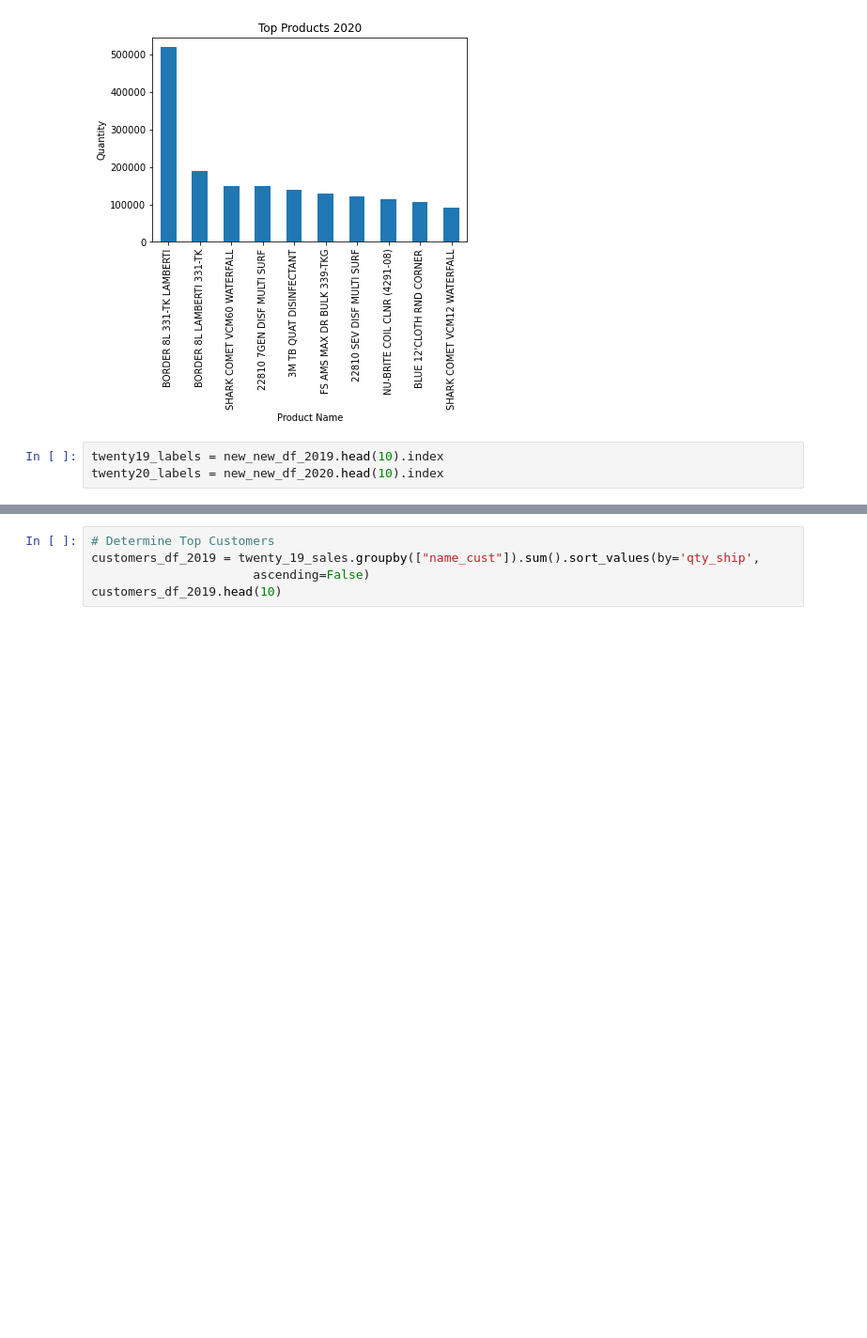
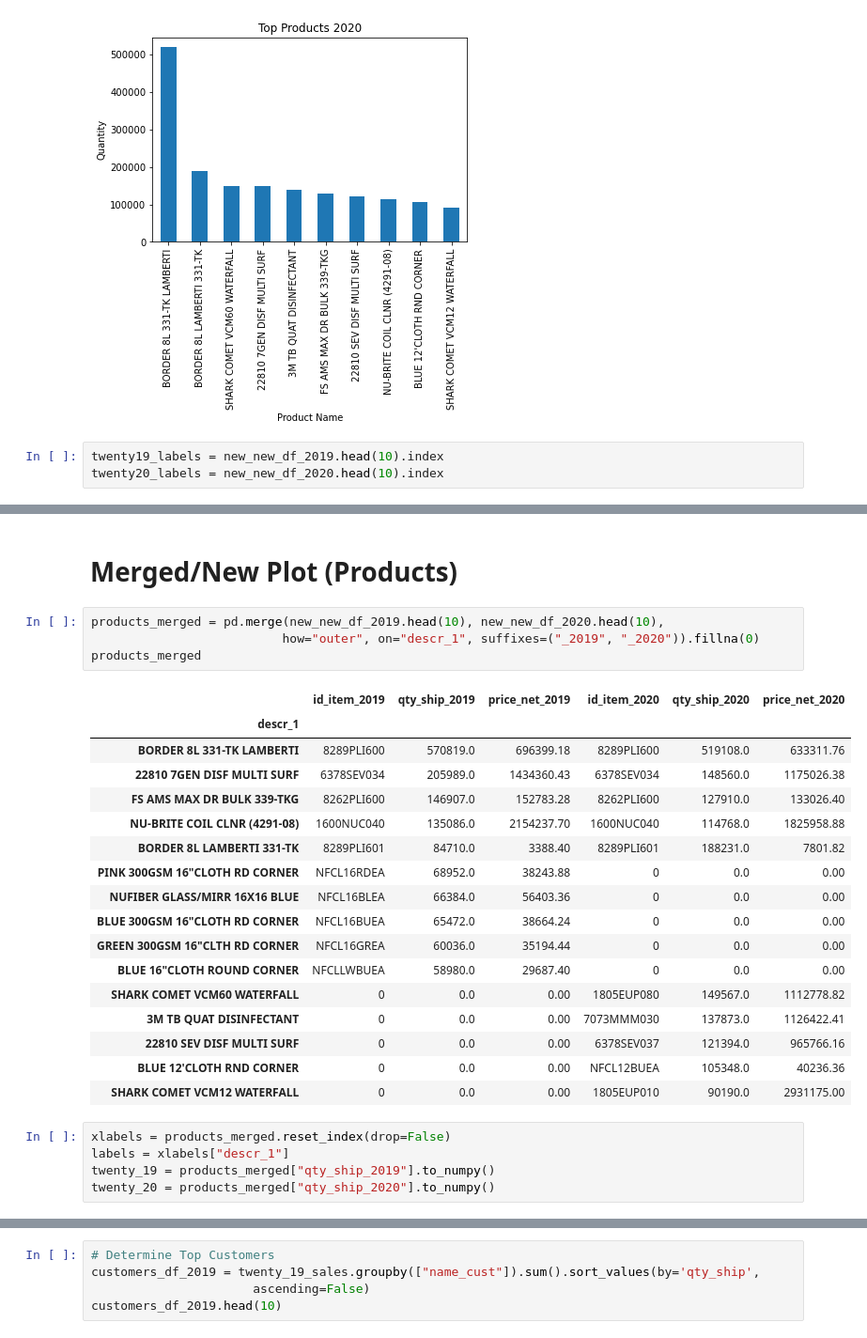
Before and after one commit to aadeba5/Project1, a Jupyter notebook: Nuance_Kayla.ipynb, the cells around one changed output, grey strips where cells are left out. Shown: that part at 94% size. Drawn from its saved outputs; the diff is of its cells as text; blank space fills up the shorter version.

```diff
--- a/Nuance_Kayla.ipynb
+++ b/Nuance_Kayla.ipynb
@@ -135,3 +136,32 @@ plt.legend(['2019', '2020'], loc='upper right')
 plt.show()
 # %% [output]
 [figure]
+# %% [markdown]
+# Merged/New Plot (Products)
+# %%
+products_merged = pd.merge(new_new_df_2019.head(10), new_new_df_2020.head(10),
+                          how="outer", on="descr_1", suffixes=("_2019", "_2020")).fillna(0)
+products_merged
+# %% [output]
+|  | id_item_2019 | qty_ship_2019 | price_net_2019 | id_item_2020 | qty_ship_2020 | price_net_2020 |
+| descr_1 |  |  |  |  |  |  |
+| BORDER 8L 331-TK LAMBERTI | 8289PLI600 | 570819.0 | 696399.18 | 8289PLI600 | 519108.0 | 633311.76 |
+| 22810 7GEN DISF MULTI SURF | 6378SEV034 | 205989.0 | 1434360.43 | 6378SEV034 | 148560.0 | 1175026.38 |
+| FS AMS MAX DR BULK 339-TKG | 8262PLI600 | 146907.0 | 152783.28 | 8262PLI600 | 127910.0 | 133026.40 |
+| NU-BRITE COIL CLNR (4291-08) | 1600NUC040 | 135086.0 | 2154237.70 | 1600NUC040 | 114768.0 | 1825958.88 |
+| BORDER 8L LAMBERTI 331-TK | 8289PLI601 | 84710.0 | 3388.40 | 8289PLI601 | 188231.0 | 7801.82 |
+| PINK 300GSM 16"CLOTH RD CORNER | NFCL16RDEA | 68952.0 | 38243.88 | 0 | 0.0 | 0.00 |
+| NUFIBER GLASS/MIRR 16X16 BLUE | NFCL16BLEA | 66384.0 | 56403.36 | 0 | 0.0 | 0.00 |
+| BLUE 300GSM 16"CLOTH RD CORNER | NFCL16BUEA | 65472.0 | 38664.24 | 0 | 0.0 | 0.00 |
+| GREEN 300GSM 16"CLTH RD CORNER | NFCL16GREA | 60036.0 | 35194.44 | 0 | 0.0 | 0.00 |
+| BLUE 16"CLOTH ROUND CORNER | NFCLLWBUEA | 58980.0 | 29687.40 | 0 | 0.0 | 0.00 |
+| SHARK COMET VCM60 WATERFALL | 0 | 0.0 | 0.00 | 1805EUP080 | 149567.0 | 1112778.82 |
+| 3M TB QUAT DISINFECTANT | 0 | 0.0 | 0.00 | 7073MMM030 | 137873.0 | 1126422.41 |
+| 22810 SEV DISF MULTI SURF | 0 | 0.0 | 0.00 | 6378SEV037 | 121394.0 | 965766.16 |
+| BLUE 12'CLOTH RND CORNER | 0 | 0.0 | 0.00 | NFCL12BUEA | 105348.0 | 40236.36 |
+| SHARK COMET VCM12 WATERFALL | 0 | 0.0 | 0.00 | 1805EUP010 | 90190.0 | 2931175.00 |
+# %%
+xlabels = products_merged.reset_index(drop=False)
+labels = xlabels["descr_1"]
+twenty_19 = products_merged["qty_ship_2019"].to_numpy()
+twenty_20 = products_merged["qty_ship_2020"].to_numpy()
```
Also changed, not shown: parts of 10 cells of this notebook, 3 other files.
